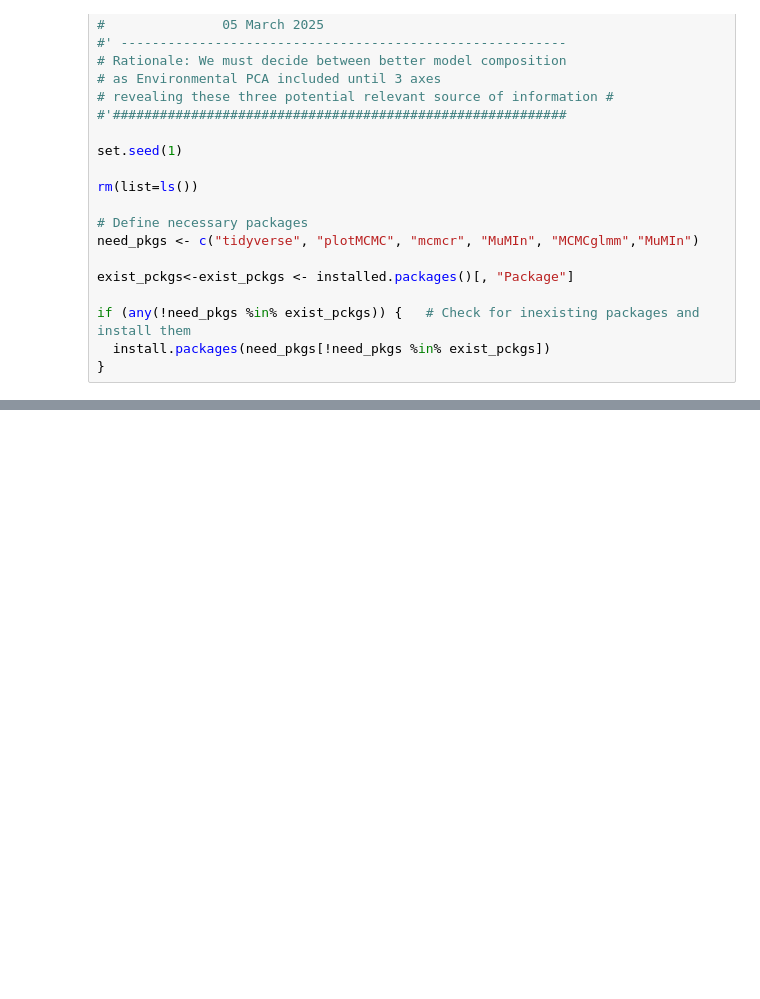
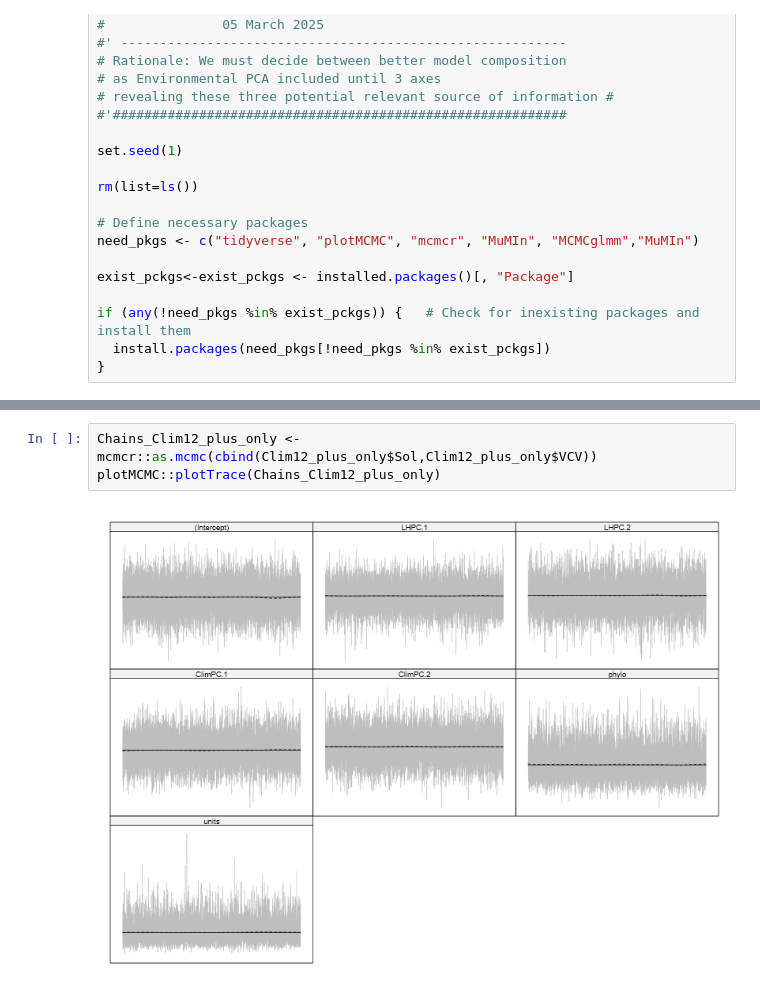
Before and after one commit to Ecosantos/Demogbuff-pops, a Jupyter notebook: 5a - MCMCglmm - Model selection.ipynb, the cells around one changed output, grey strips where cells are left out. Cells and saved outputs as stored; diff of their text form; blank space fills up the shorter version.

```diff
--- a/5a - MCMCglmm - Model selection.ipynb
+++ b/5a - MCMCglmm - Model selection.ipynb
@@ -239,0 +264,5 @@ plotMCMC::plotTrace(allChains)
+# %%
+Chains_Clim12_plus_only <- mcmcr::as.mcmc(cbind(Clim12_plus_only$Sol,Clim12_plus_only$VCV))
+plotMCMC::plotTrace(Chains_Clim12_plus_only)
+# %% [output]
+[figure, added]
```
Also changed, not shown: parts of 13 cells of this notebook, 18 other files.
